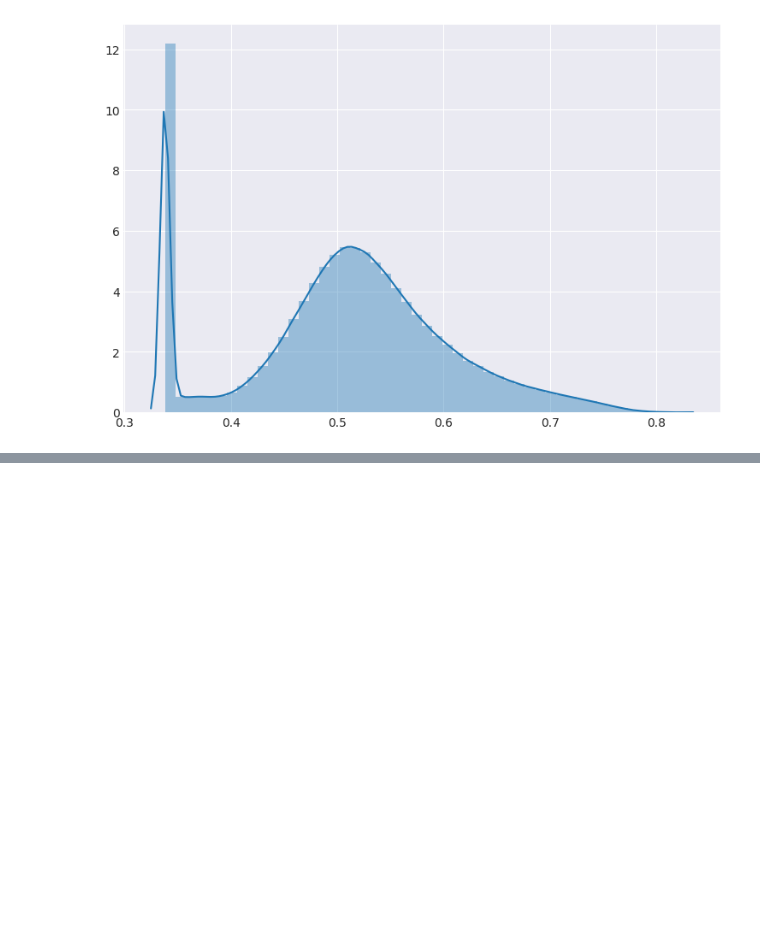
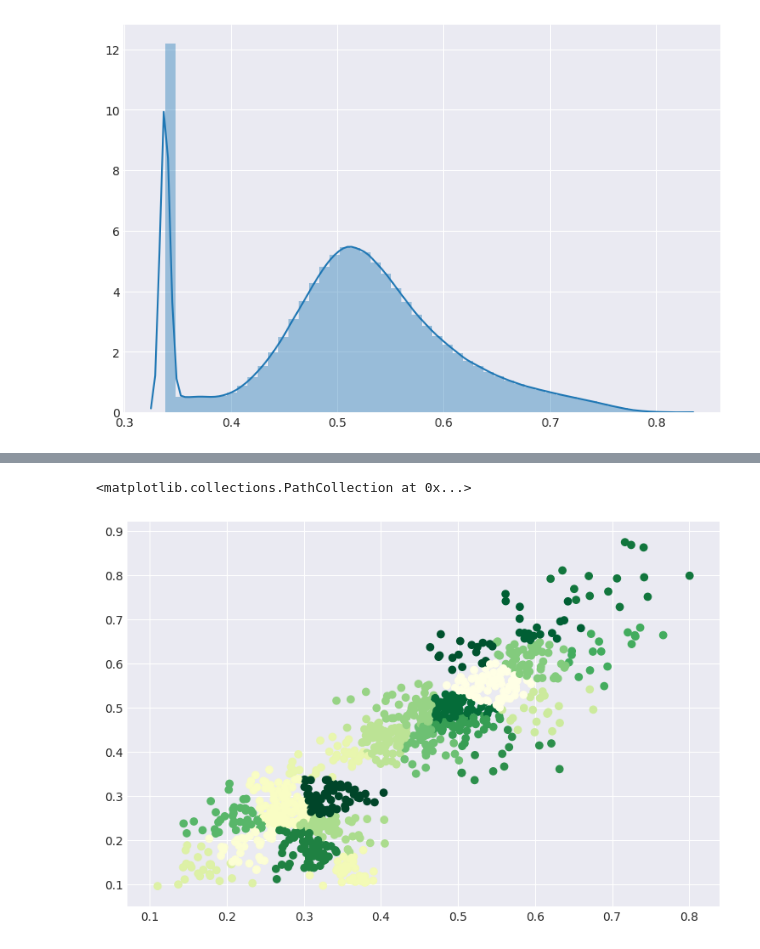
Before and after one commit to explover/Chromatin-clustering, a Jupyter notebook: Neural networks.ipynb, the cells around one changed output, grey strips where cells are left out. Drawn from its saved outputs; the diff is of its cells as text; code cells hidden in the pictures; blank space fills up the shorter version.

```diff
--- a/Neural networks.ipynb
+++ b/Neural networks.ipynb
@@ -271,0 +470,2 @@ from sklearn.o
+# %%
+aff = AffinityPropagation()
@@ -271,0 +483,2 @@ from sklearn.o
+# %%
+aff_labels=aff.fit_predict(lil_shit)
@@ -271,0 +490,5 @@ from sklearn.o
+# %%
+plt.scatter(*zip(*lil_shit), c=aff_labels, cmap="YlGn")
+# %% [output]
+<matplotlib.collections.PathCollection at 0x...>
+[figure, added]
```
Also changed, not shown: parts of 44 cells of this notebook, 1 other file.
